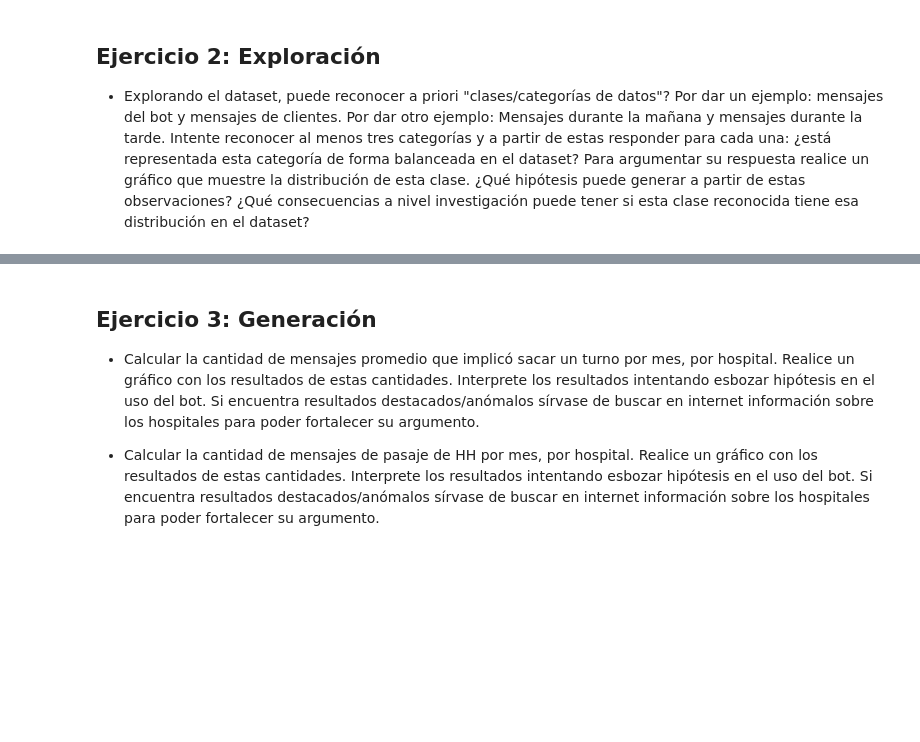
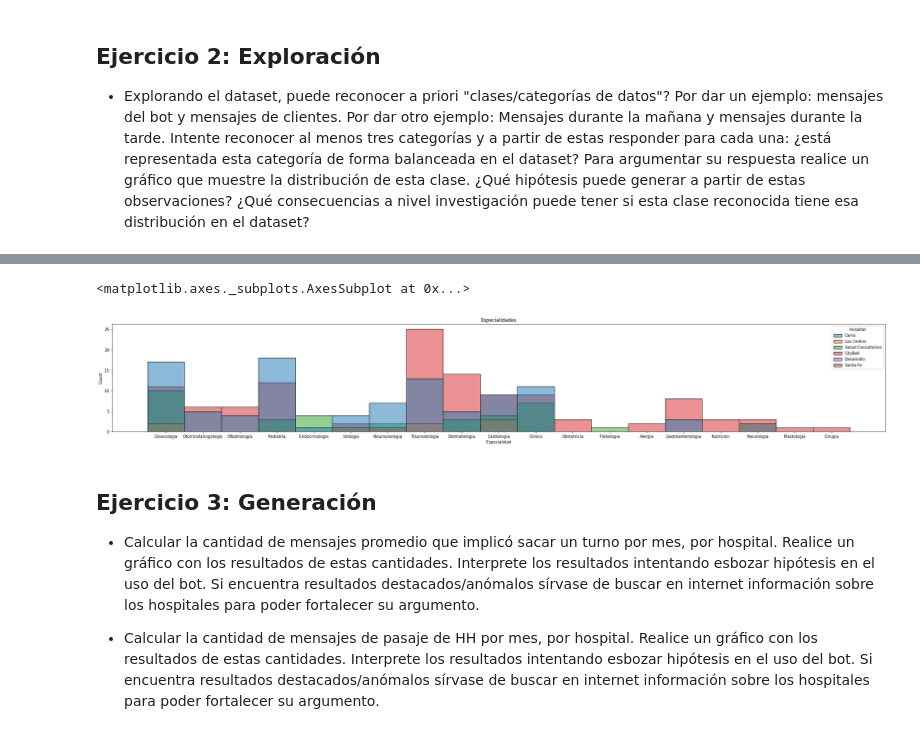
Before and after one commit to Tommmster/mentoria-diplodatos-chatbot, a Jupyter notebook: practico_1_AyV.ipynb, the cells around one changed output, grey strips where cells are left out. Drawn from its saved outputs; the diff is of its cells as text; code cells hidden in the pictures; blank space fills up the shorter version.

```diff
--- a/practico_1_AyV.ipynb
+++ b/practico_1_AyV.ipynb
@@ -291,3 +384,16 @@ len(df[df['No_Correlation'] == 0]) / len(df)
+# %%
+## Especialidades
+
+df['Especialidad'] = df [df.Appointment == 1].Body.apply(lambda s : s.split(' ')[4].title())
+
+fig = plt.figure(figsize=(35, 5))
+plt.ticklabel_format(style='plain', axis='x')
+plt.title('Especialidades')
+
+seaborn.histplot(data=df, x = 'Especialidad', hue='Hospital')
+# %% [output]
+<matplotlib.axes._subplots.AxesSubplot at 0x...>
+[figure, added]
 # %% [markdown]
 ## Ejercicio 3: Generación
 
```
Also changed, not shown: parts of 33 cells of this notebook.
